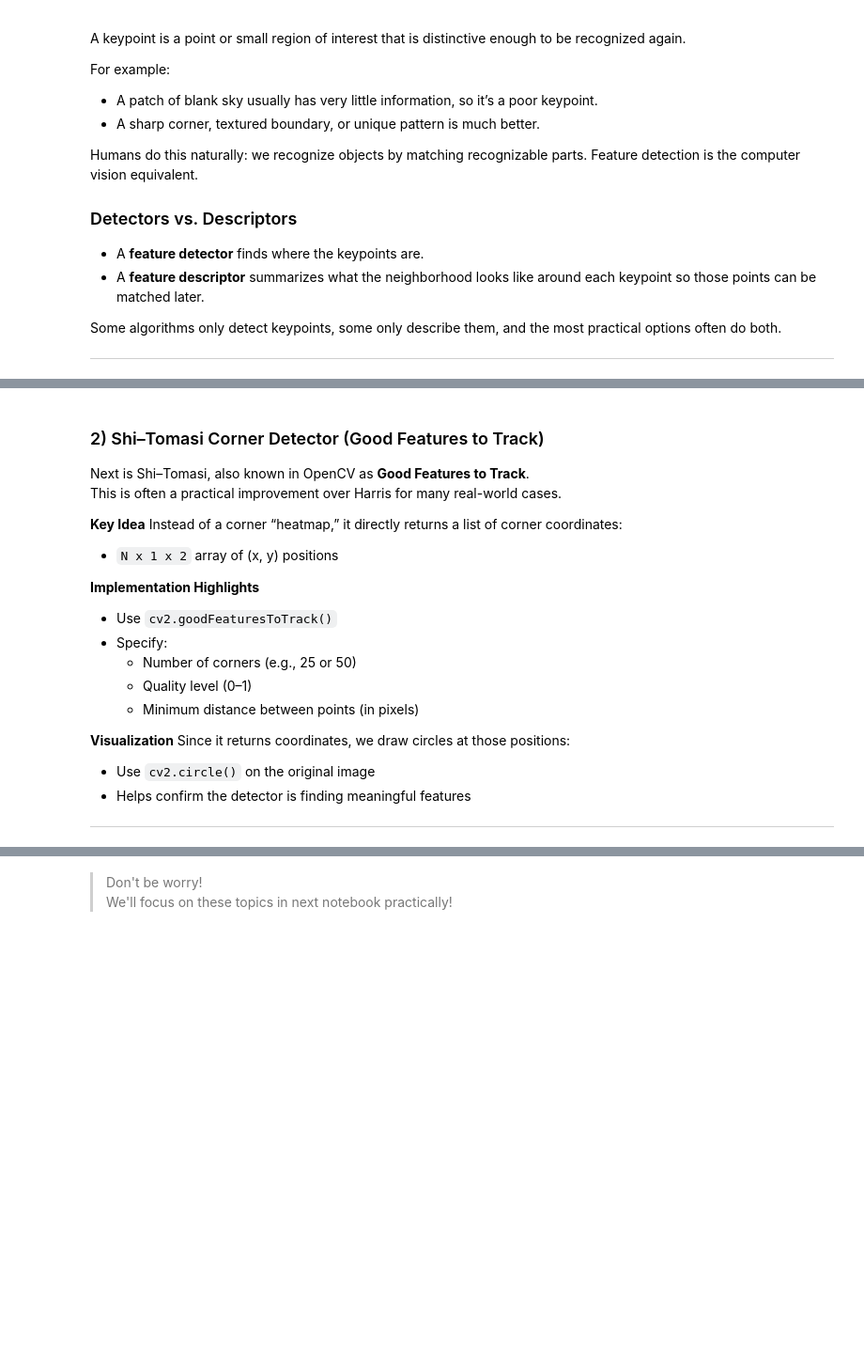
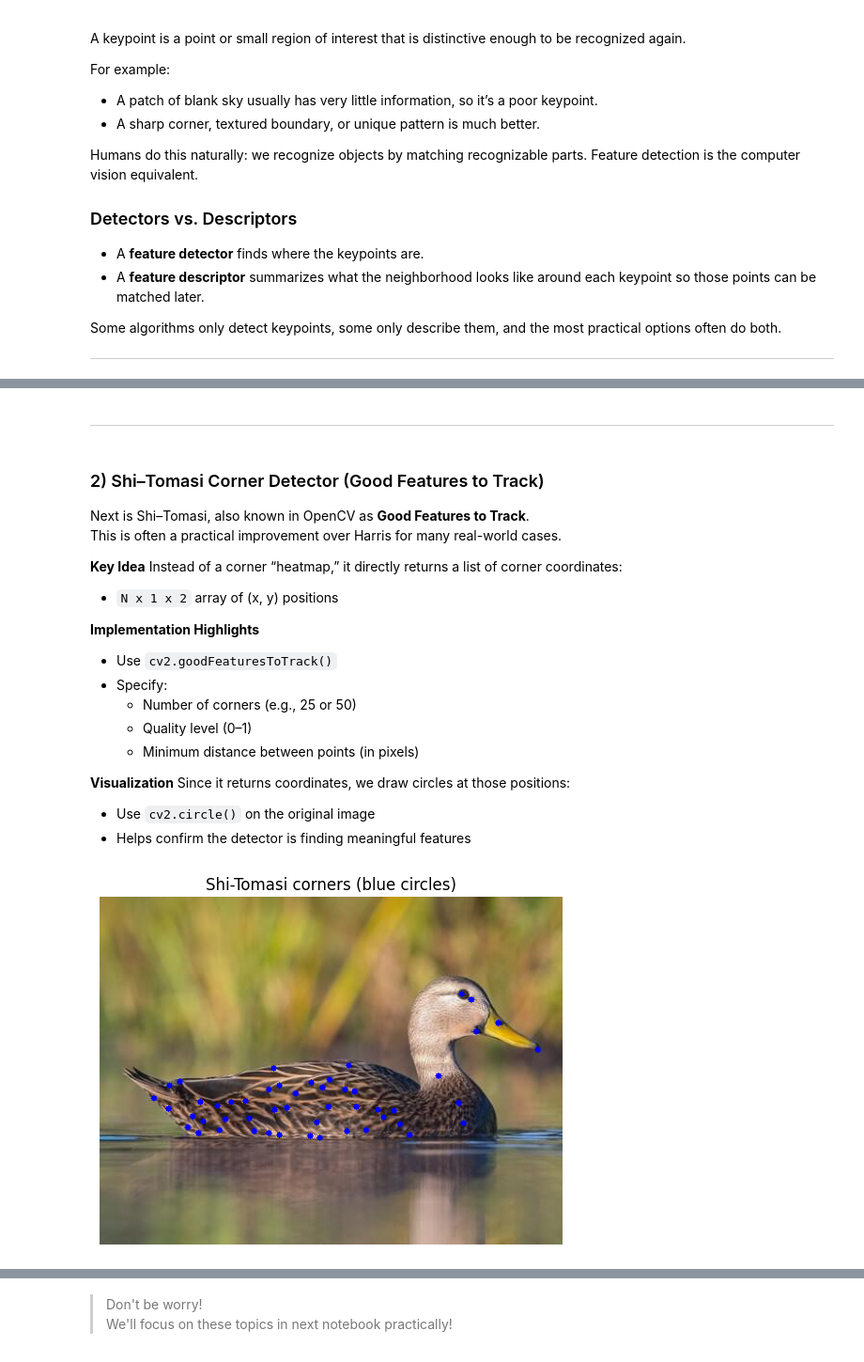
Before and after one commit to ZanyarHajiEsmaiPoor/imageProcessing, a Jupyter notebook: notebooks/13.openCV-4.ipynb, the cells around one changed output, grey strips where cells are left out. Shown at 94% size. Drawn from its saved outputs; the diff is of its cells as text; code cells hidden in the pictures; blank space fills up the shorter version.

```diff
--- a/notebooks/13.openCV-4.ipynb
+++ b/notebooks/13.openCV-4.ipynb
@@ -65,3 +132,5 @@ To visualize:
+# %% [markdown]
+---
 # %% [markdown]
 ### 2) Shi–Tomasi Corner Detector (Good Features to Track)
 
@@ -84,5 +153,31 @@ Instead of a corner “heatmap,” it directly returns a list of corner coordina
 Since it returns coordinates, we draw circles at those positions:
 - Use `cv2.circle()` on the original image
 - Helps confirm the detector is finding meaningful features
-
----
+# %%
+max_corners = 50
+quality_level = 0.01
+min_distance = 10
+
+corners = cv2.goodFeaturesToTrack(
+    gray_u8,
+    maxCorners = max_corners,
+    qualityLevel = quality_level,
+    minDistance = min_distance
+)
+
+shi_vis = img_rgb.copy()
+
+if corners is not None:
+    corners = corners.astype(np.int32)  # transcript converts to int for drawing
+    for c in corners:
+        x, y = c.ravel()  # unwrap to x,y
+        cv2.circle(shi_vis, (x, y), 3, (0, 0, 255), -1)  # small blue filled circle
+
+
+show(shi_vis, "Shi-Tomasi corners (blue circles)")
+
+# cv2.imshow("Shi-Tomasi corners (blue circles)", shi_vis)
+# cv2.waitKey(0)
+# cv2.destroyAllWindows()
+# %% [output]
+[figure, added]
```
Also changed, not shown: parts of 17 cells of this notebook, 2 other files.
